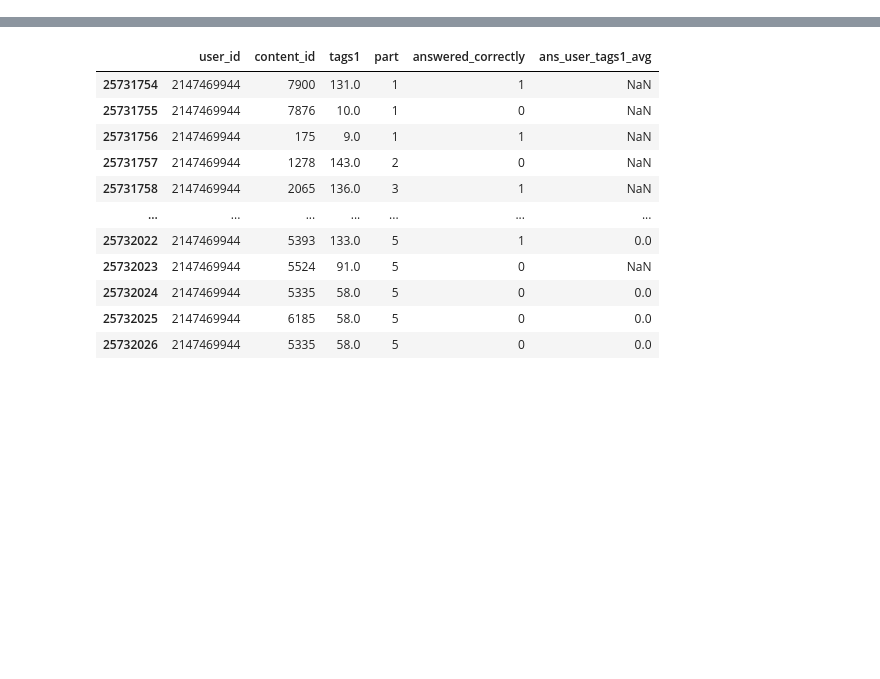
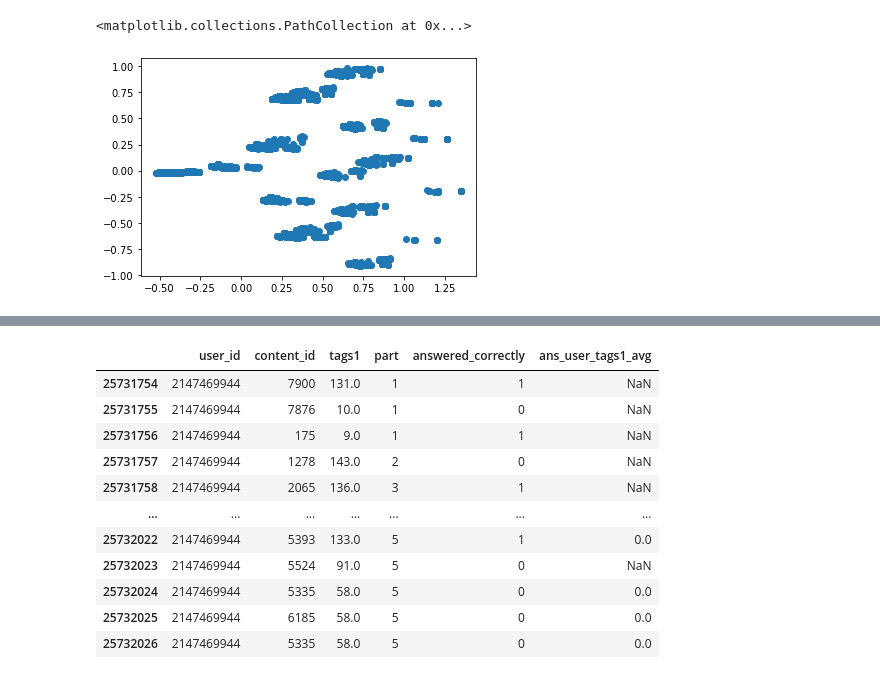
Before and after one commit to zakopuro/kaggle_Riiid, a Jupyter notebook: notebook/debug.ipynb, the cells around one changed output, grey strips where cells are left out. Drawn from its saved outputs; the diff is of its cells as text; code cells hidden in the pictures; blank space fills up the shorter version.

```diff
--- a/notebook/debug.ipynb
+++ b/notebook/debug.ipynb
@@ -30,0 +30,15 @@ l1_df = pd.concat([b_df,l1_df],axis=1)
+# %%
+qs = pd.read_csv('../data/input/questions.csv')
+lc = pd.read_csv('../data/input/lectures_new.csv')
+tag = qs["tags"].str.split(" ",expand = True)
+tag.columns = ['tags1','tags2','tags3','tags4','tags5','tags6']
+qs = pd.concat([qs,tag],axis=1)
+# %%
+lst = []
+for tags in qs["tags"]:
+    ohe = np.zeros(188)
+    if str(tags) != "nan":
+        for tag in tags.split():
+            ohe += np.eye(188)[int(tag)]
+    lst.append(ohe)
+tags_df = pd.DataFrame(lst, columns=[f"tag_{i}" for i in range(188)]).astype(int)
@@ -30,0 +61,8 @@ l1_df = pd.concat([b_df,l1_df],axis=1)
+# %%
+pca = PCA(n_components=2)
+
+X_2d = pca.fit_transform(tags_df.values)
+plt.scatter(X_2d[:,0], X_2d[:,1])
+# %% [output]
+<matplotlib.collections.PathCollection at 0x...>
+[figure, added]
```
Also changed, not shown: parts of 26 cells of this notebook, 4 other files.
